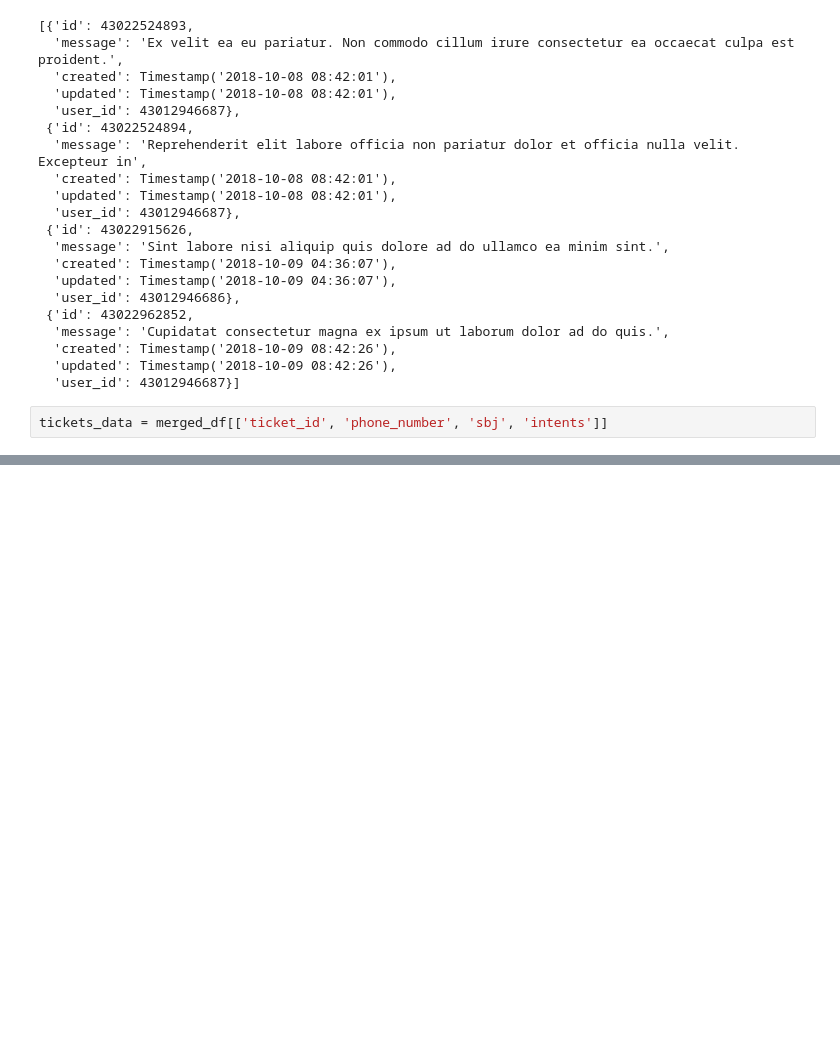
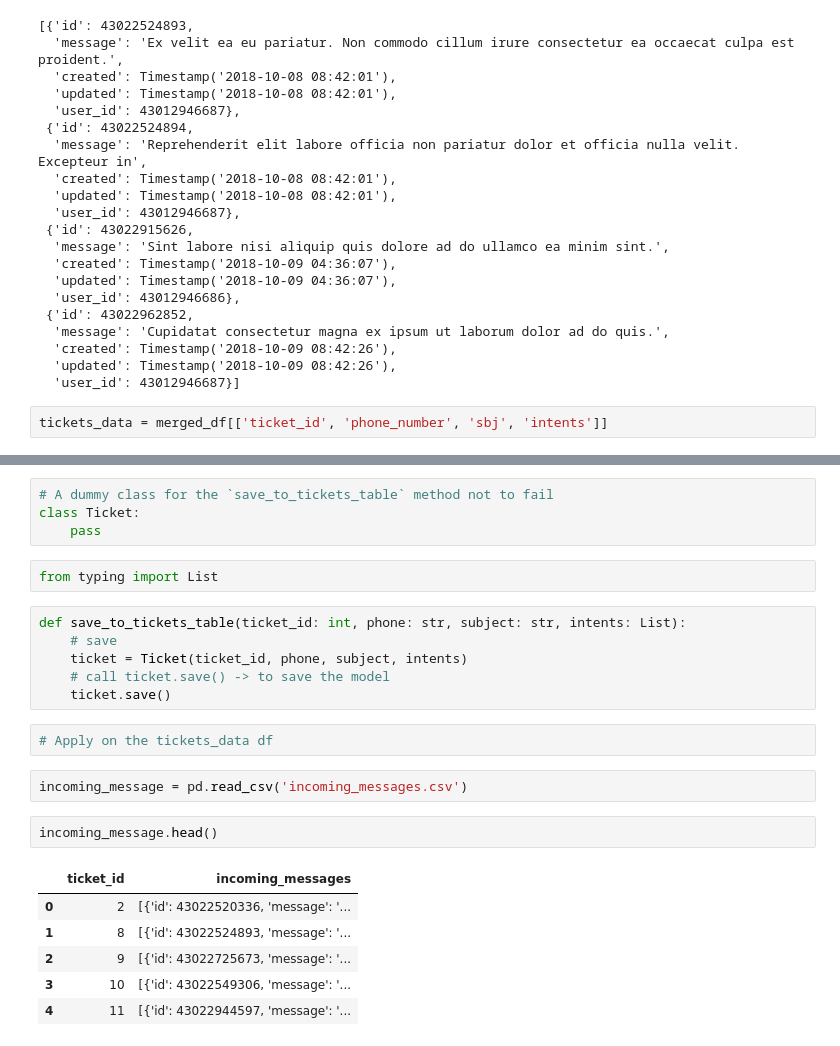
Before and after one commit to moswil/jacaranda-health, a Jupyter notebook: resources/test-nb.ipynb, the cells around one changed output, grey strips where cells are left out. Cells and saved outputs as stored; diff of their text form; blank space fills up the shorter version.

```diff
--- a/resources/test-nb.ipynb
+++ b/resources/test-nb.ipynb
@@ -459,0 +495,25 @@ messages_data.to_csv('messages_data.csv', index=False)
+# %%
+# A dummy class for the `save_to_tickets_table` method not to fail
+class Ticket:
+    pass
+# %%
+from typing import List
+# %%
+def save_to_tickets_table(ticket_id: int, phone: str, subject: str, intents: List):
+    # save
+    ticket = Ticket(ticket_id, phone, subject, intents)
+    # call ticket.save() -> to save the model
+    ticket.save()
+# %%
+# Apply on the tickets_data df
+# %%
+incoming_message = pd.read_csv('incoming_messages.csv')
+# %%
+incoming_message.head()
+# %% [output]
+|  | ticket_id | incoming_messages |
+| 0 | 2 | [{'id': 43022520336, 'message': '... |
+| 1 | 8 | [{'id': 43022524893, 'message': '... |
+| 2 | 9 | [{'id': 43022725673, 'message': '... |
+| 3 | 10 | [{'id': 43022549306, 'message': '... |
+| 4 | 11 | [{'id': 43022944597, 'message': '... |
```
Also changed, not shown: parts of 31 cells of this notebook, 20 other files.
